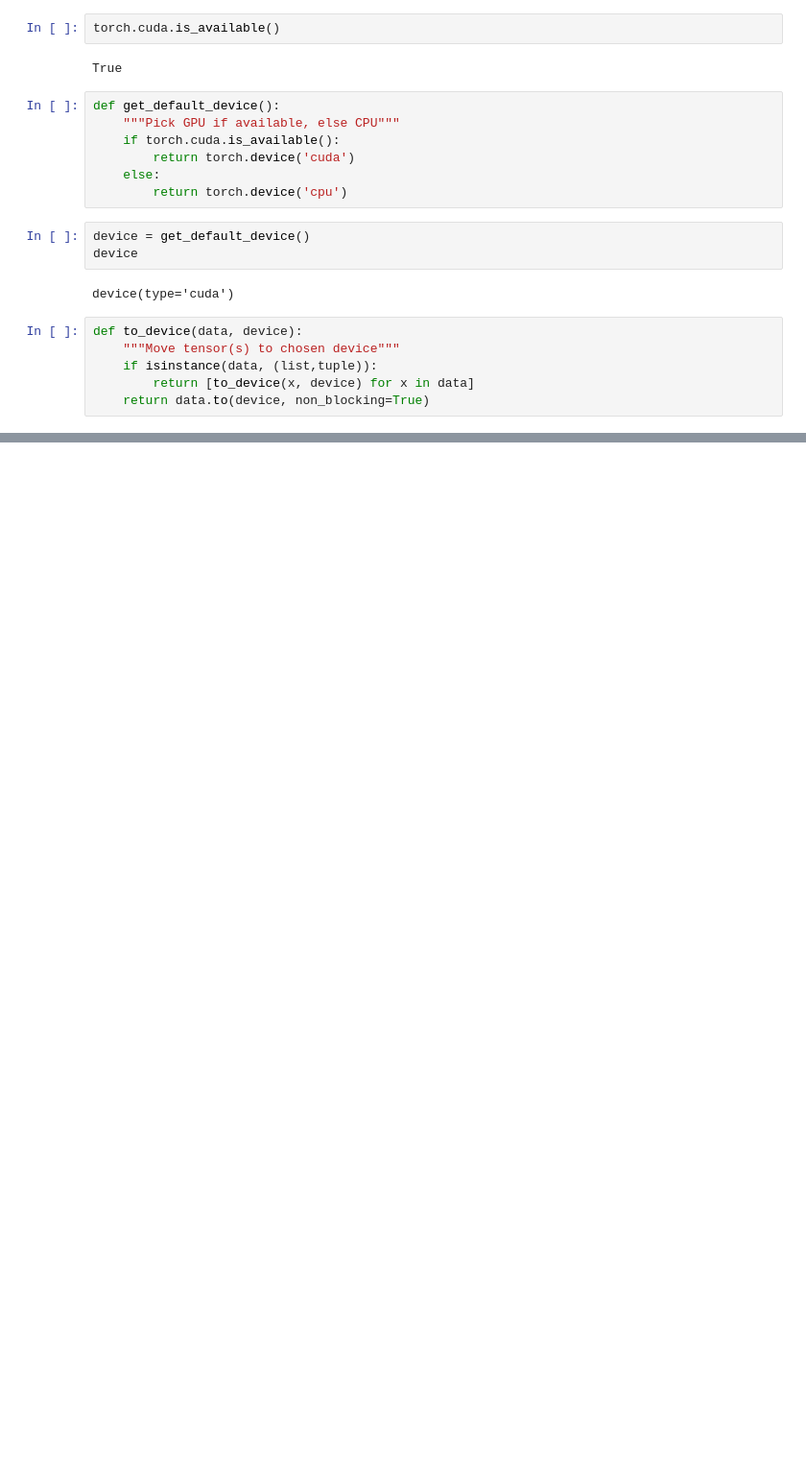
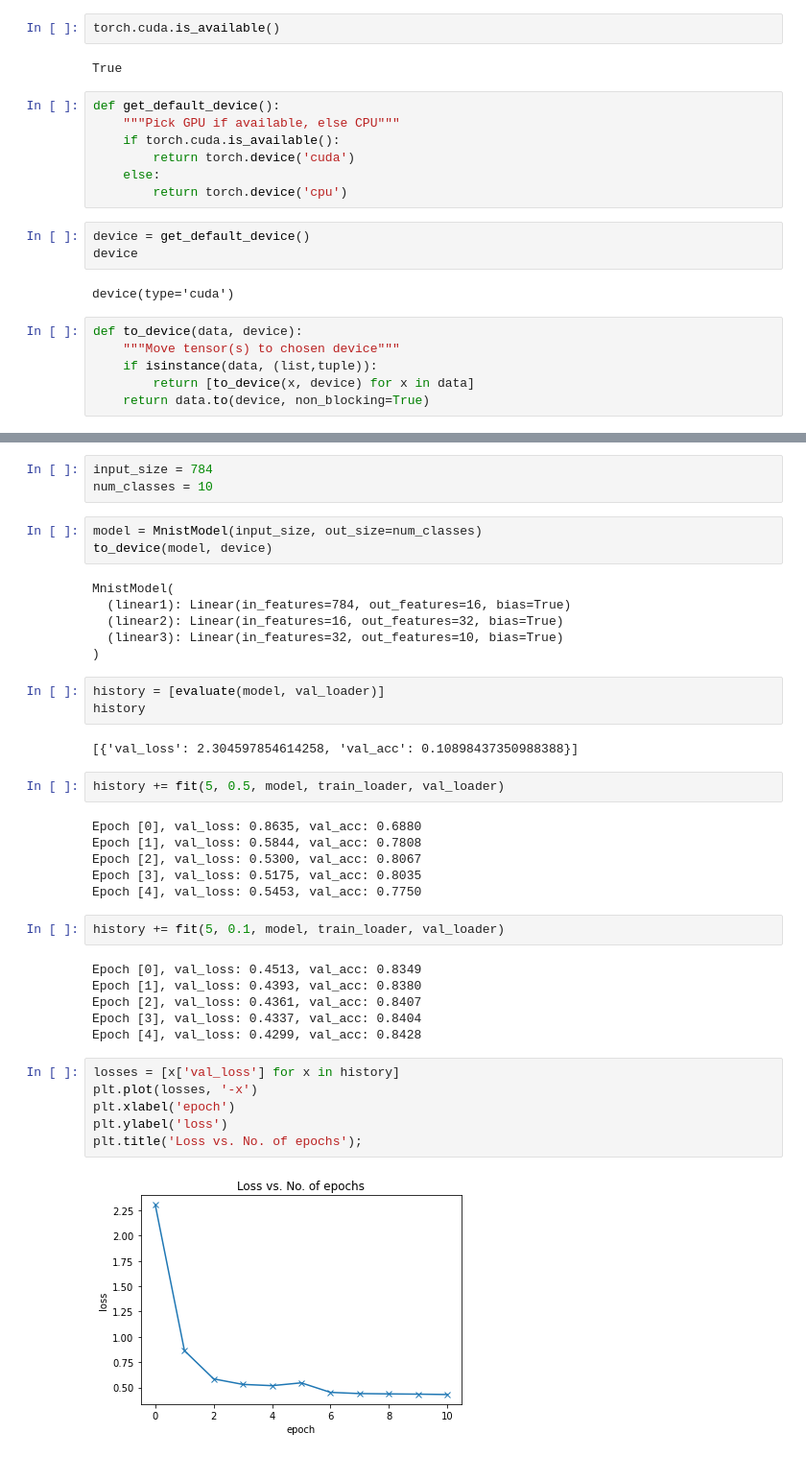
Before and after one commit to JovianHQ/notebooks, a Jupyter notebook: deep-learning-with-pytorch-zero-to-gans/lesson-3-training-deep-neural-networks-on-a-gpu/lesson-3-training-deep-neural-networks-on-a-gpu.ipynb, the cells around one changed output, grey strips where cells are left out. Shown at 96% size. Saved outputs shown, nothing was run; the diff lists cells and outputs as text; blank space fills up the shorter version.

```diff
--- a/deep-learning-with-pytorch-zero-to-gans/lesson-3-training-deep-neural-networks-on-a-gpu/lesson-3-training-deep-neural-networks-on-a-gpu.ipynb
+++ b/deep-learning-with-pytorch-zero-to-gans/lesson-3-training-deep-neural-networks-on-a-gpu/lesson-3-training-deep-neural-networks-on-a-gpu.ipynb
@@ -547,0 +589,41 @@ def to_device(data, device):
+# %%
+input_size = 784
+num_classes = 10
+# %%
+model = MnistModel(input_size, out_size=num_classes)
+to_device(model, device)
+# %% [output]
+MnistModel(
+  (linear1): Linear(in_features=784, out_features=16, bias=True)
+  (linear2): Linear(in_features=16, out_features=32, bias=True)
+  (linear3): Linear(in_features=32, out_features=10, bias=True)
+)
+# %%
+history = [evaluate(model, val_loader)]
+history
+# %% [output]
+[{'val_loss': 2.304597854614258, 'val_acc': 0.10898437350988388}]
+# %%
+history += fit(5, 0.5, model, train_loader, val_loader)
+# %% [output]
+Epoch [0], val_loss: 0.8635, val_acc: 0.6880
+Epoch [1], val_loss: 0.5844, val_acc: 0.7808
+Epoch [2], val_loss: 0.5300, val_acc: 0.8067
+Epoch [3], val_loss: 0.5175, val_acc: 0.8035
+Epoch [4], val_loss: 0.5453, val_acc: 0.7750
+# %%
+history += fit(5, 0.1, model, train_loader, val_loader)
+# %% [output]
+Epoch [0], val_loss: 0.4513, val_acc: 0.8349
+Epoch [1], val_loss: 0.4393, val_acc: 0.8380
+Epoch [2], val_loss: 0.4361, val_acc: 0.8407
+Epoch [3], val_loss: 0.4337, val_acc: 0.8404
+Epoch [4], val_loss: 0.4299, val_acc: 0.8428
+# %%
+losses = [x['val_loss'] for x in history]
+plt.plot(losses, '-x')
+plt.xlabel('epoch')
+plt.ylabel('loss')
+plt.title('Loss vs. No. of epochs');
+# %% [output]
+[figure, added]
```
Also changed, not shown: parts of 15 cells of this notebook.
